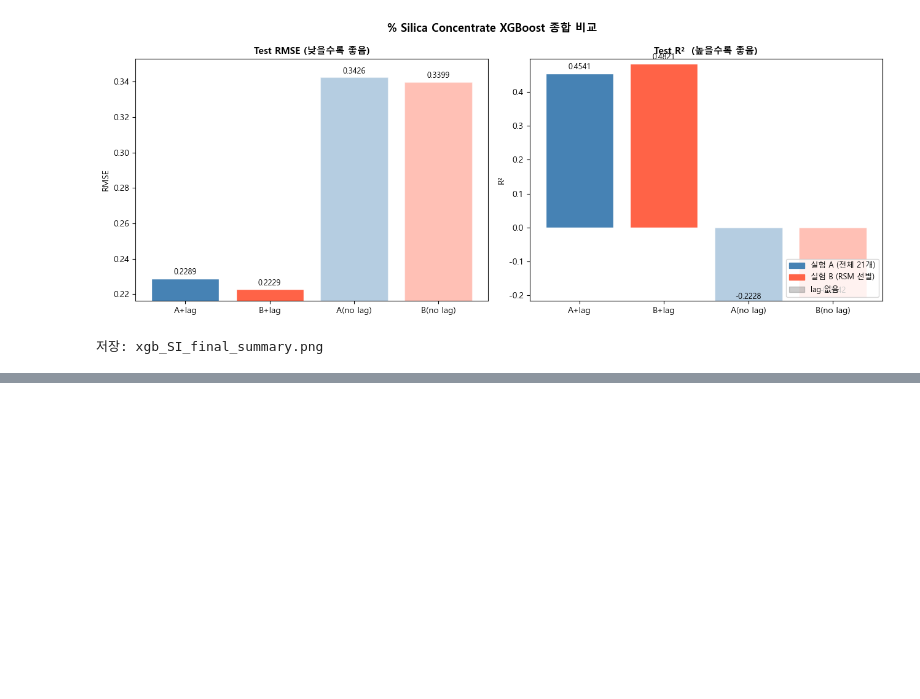
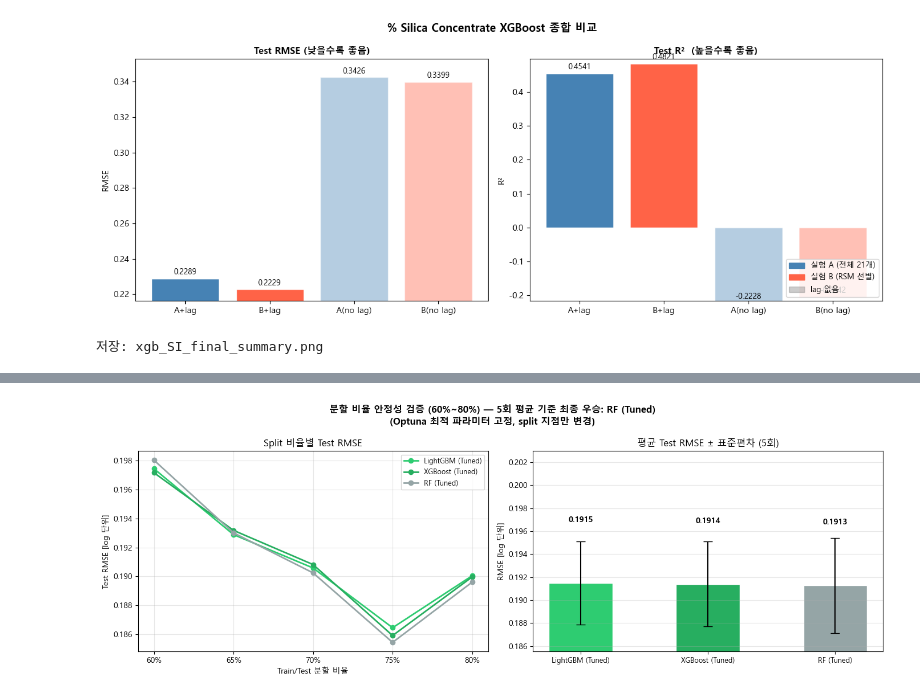
Before and after one commit to HyREX-Comic-Sans/CAPSTONE_Project, a Jupyter notebook: Silica_DOE.ipynb, the cells around one changed output, grey strips where cells are left out. Cells and saved outputs as stored; diff of their text form; code cells hidden in the pictures; blank space fills up the shorter version.

```diff
--- a/Silica_DOE.ipynb
+++ b/Silica_DOE.ipynb
@@ -1053,0 +1791,99 @@ print("저장: xgb_SI_final_summary.png")
+# %%
+# ══════════════════════════════════════════════════════════════════════════
+# Step 16-3. 분할 비율 변경 안정성 검증 — 진짜 순위 확인
+# ══════════════════════════════════════════════════════════════════════════
+# 시계열 데이터라 shuffle 불가 → split 지점을 이동해 5회 반복
+from sklearn.base import clone
+import pandas as pd
+
+X_full = pd.concat([X_B_train, X_B_test])
+y_full = pd.concat([y_train, y_test])
+n_full = len(X_full)
+
+split_ratios   = [0.60, 0.65, 0.70, 0.75, 0.80]
+model_names    = ['LightGBM (Tuned)', 'XGBoost (Tuned)', 'RF (Tuned)']
+base_models    = [tuned_lgbm, tuned_xgb, tuned_rf]  # Cell 35에서 생성된 객체 재활용
+stability_records = {name: [] for name in model_names}
+
+SEP = '-' * 62
+print(SEP)
+print(f'  {"split":>6s}  {"LightGBM":>12s}  {"XGBoost":>12s}  {"RF":>12s}')
+print(SEP)
+
+for ratio in split_ratios:
+    sp = int(n_full * ratio)
+    X_tr, X_te = X_full.iloc[:sp], X_full.iloc[sp:]
+    y_tr, y_te = y_full.iloc[:sp], y_full.iloc[sp:]
+
+    row = []
+    for name, base in zip(model_names, base_models):
+        m = clone(base)  # split마다 새 인스턴스 — 이전 fit 상태 오염 방지
+        m.fit(X_tr, y_tr)
+        pred = m.predict(X_te)
+        rmse = float(np.sqrt(mean_squared_error(y_te, pred)))
+        stability_records[name].append(rmse)
+        row.append(rmse)
+
+    best_idx = int(np.argmin(row))
+    markers  = ['★' if i == best_idx else '  ' for i in range(len(row))]
+    print(f'  {ratio:.0%}    {markers[0]}{row[0]:.4f}        {markers[1]}{row[1]:.4f}        {markers[2]}{row[2]:.4f}')
+
+print(SEP)
+
+means = {name: float(np.mean(v)) for name, v in stability_records.items()}
+stds  = {name: float(np.std(v))  for name, v in stability_records.items()}
+
+print(f'  {"평균":>6s}', end='')
+for name in model_names:
+    print(f'  {means[name]:>12.4f}', end='')
+print()
+print(f'  {"표준편차":>6s}', end='')
+for name in model_names:
+    print(f'  {stds[name]:>12.4f}', end='')
+print()
+print(SEP)
+
+final_winner = min(means, key=means.get)
+print(f'\n  ★ 5회 평균 기준 최종 우승: {final_winner}')
+print(f'     평균 RMSE = {means[final_winner]:.4f} ± {stds[final_winner]:.4f}')
+
+# ── 시각화 ───────────────────────────────────────────────────────────────
+fig, axes = plt.subplots(1, 2, figsize=(14, 5))
+split_labels = [f'{r:.0%}' for r in split_ratios]
+colors_map   = {'LightGBM (Tuned)': '#2ecc71', 'XGBoost (Tuned)': '#27ae60', 'RF (Tuned)': '#95a5a6'}
+
+# (1) split 비율별 RMSE 라인 차트
+for name, vals in stability_records.items():
+    axes[0].plot(split_labels, vals, marker='o', label=name,
+                 color=colors_map[name], linewidth=2)
+axes[0].set_title('Split 비율별 Test RMSE', fontsize=12)
+axes[0].set_xlabel('Train/Test 분할 비율')
+axes[0].set_ylabel('Test RMSE [log 단위]')
+axes[0].legend(fontsize=9)
+axes[0].grid(alpha=0.3)
+
+# (2) 평균 RMSE 바 차트 (오차막대 포함)
+mean_vals  = [means[n] for n in model_names]
+std_vals   = [stds[n]  for n in model_names]
+bar_colors = [colors_map[n] for n in model_names]
+bars = axes[1].bar(model_names, mean_vals, yerr=std_vals, capsize=6,
+                   color=bar_colors, edgecolor='white', width=0.5)
+for bar, val in zip(bars, mean_vals):
+    axes[1].text(bar.get_x() + bar.get_width()/2, bar.get_height() + max(std_vals) + 0.001,
+                 f'{val:.4f}', ha='center', va='bottom', fontsize=10, fontweight='bold')
+axes[1].set_title('평균 Test RMSE ± 표준편차 (5회)', fontsize=12)
+axes[1].set_ylabel('RMSE [log 단위]')
+axes[1].set_ylim(min(mean_vals) * 0.97, max(mean_vals) * 1.06)
+axes[1].tick_params(axis='x', labelsize=9)
+axes[1].grid(axis='y', alpha=0.3)
+
+plt.suptitle(
+    f'분할 비율 안정성 검증 (60%~80%) — 5회 평균 기준 최종 우승: {final_winner}\n'
+    '(Optuna 최적 파라미터 고정, split 지점만 변경)',
+    fontsize=12, fontweight='bold'
+)
+plt.tight_layout()
+plt.savefig('stability_check.png', dpi=150, bbox_inches='tight')
+plt.show()
+print('저장 완료: stability_check.png')
+# %% [output]
@@ -1053,0 +1905 @@ print("저장: xgb_SI_final_summary.png")
+[figure, added]
```
Also changed, not shown: parts of 16 cells of this notebook, 23 other files.
